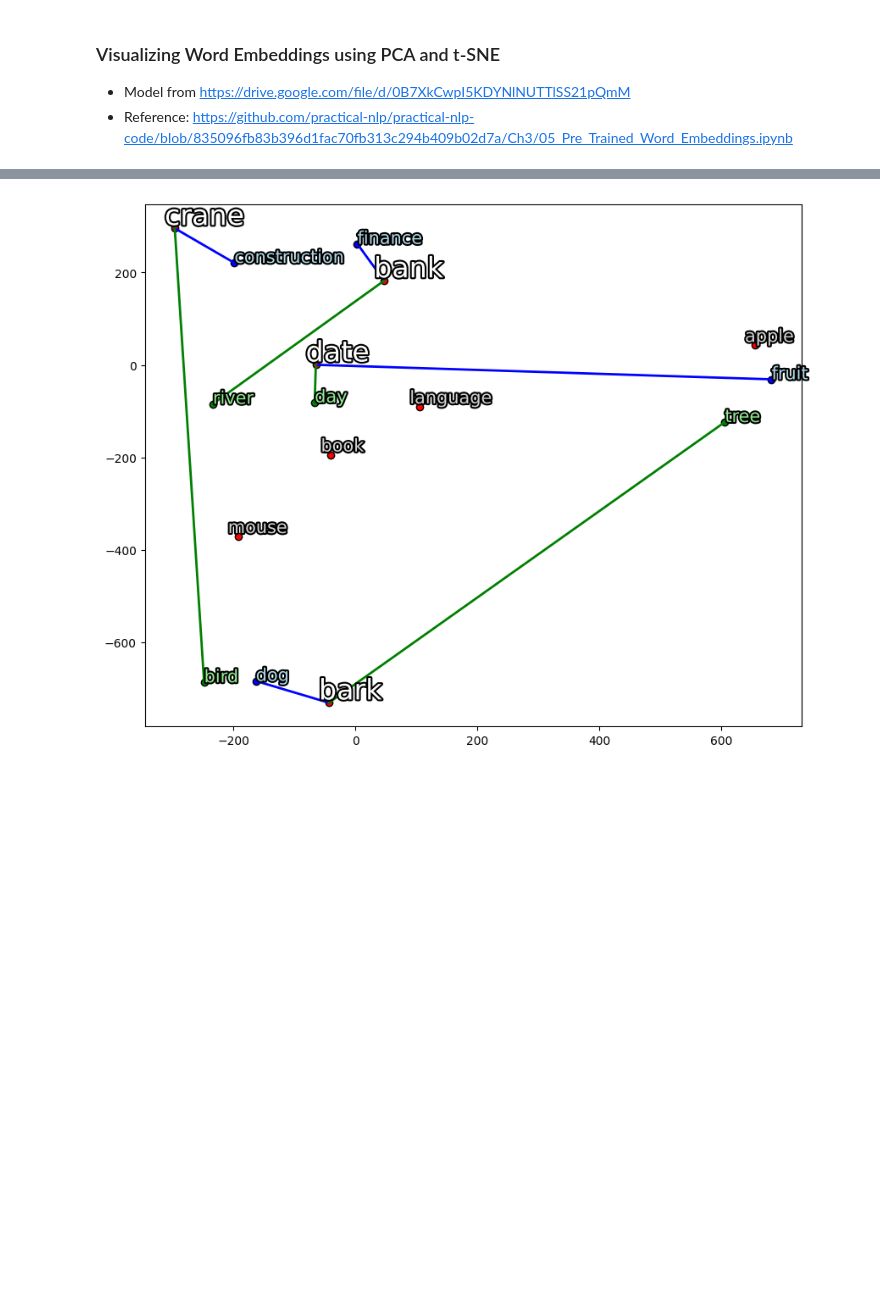
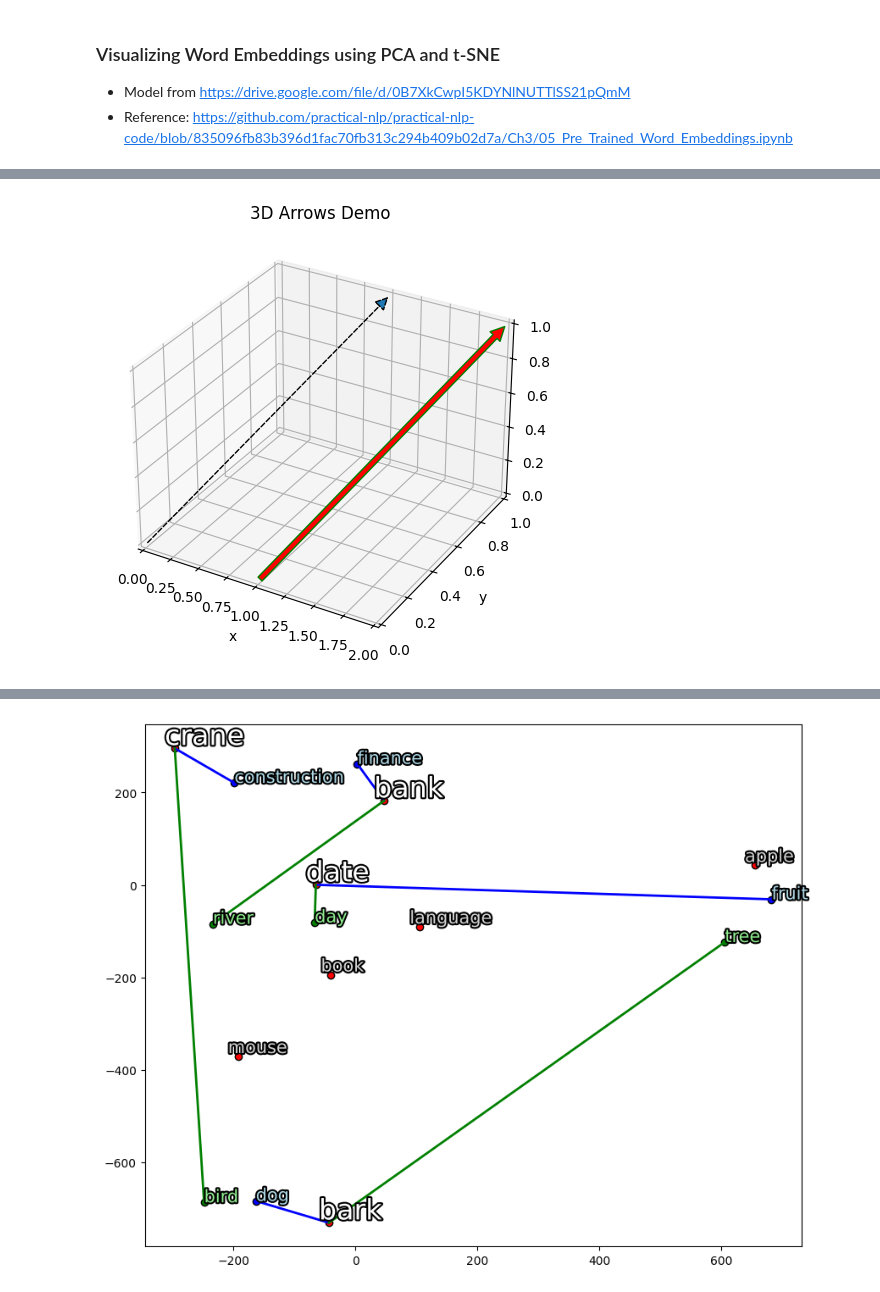
Before and after one commit to lettucegoblin/Machine-Learning-Illustrated-Examples, a Jupyter notebook: Exploring higher dimensional visualization.ipynb, the cells around one changed output, grey strips where cells are left out. Cells and saved outputs as stored; diff of their text form; code cells hidden in the pictures; blank space fills up the shorter version.

```diff
--- a/Exploring higher dimensional visualization.ipynb
+++ b/Exploring higher dimensional visualization.ipynb
@@ -154,0 +163,95 @@ plot_words_similiar(words_to_visualize, 2, 2)
+# %%
+class Annotation3D(Annotation):
+
+    def __init__(self, text, xyz, *args, **kwargs):
+        super().__init__(text, xy=(0, 0), *args, **kwargs)
+        self._xyz = xyz
+
+    def draw(self, renderer):
+        x2, y2, z2 = proj_transform(*self._xyz, self.axes.M)
+        self.xy = (x2, y2)
+        super().draw(renderer)
+def _annotate3D(ax, text, xyz, *args, **kwargs):
+    '''Add anotation `text` to an `Axes3d` instance.'''
+
+    annotation = Annotation3D(text, xyz, *args, **kwargs)
+    ax.add_artist(annotation)
+
+setattr(Axes3D, 'annotate3D', _annotate3D)
+
+# https://gist.github.com/WetHat/1d6cd0f7309535311a539b42cccca89c
+from matplotlib.patches import FancyArrowPatch
+class Arrow3D(FancyArrowPatch):
+
+    def __init__(self, x, y, z, dx, dy, dz, *args, **kwargs):
+        super().__init__((0, 0), (0, 0), *args, **kwargs)
+        self._xyz = (x, y, z)
+        self._dxdydz = (dx, dy, dz)
+
+    def draw(self, renderer):
+        x1, y1, z1 = self._xyz
+        dx, dy, dz = self._dxdydz
+        x2, y2, z2 = (x1 + dx, y1 + dy, z1 + dz)
+
+        xs, ys, zs = proj_transform((x1, x2), (y1, y2), (z1, z2), self.axes.M)
+        self.set_positions((xs[0], ys[0]), (xs[1], ys[1]))
+        super().draw(renderer)
+
+    def do_3d_projection(self, renderer=None):
+        x1, y1, z1 = self._xyz
+        dx, dy, dz = self._dxdydz
+        x2, y2, z2 = (x1 + dx, y1 + dy, z1 + dz)
+
+        xs, ys, zs = proj_transform((x1, x2), (y1, y2), (z1, z2), self.axes.M)
+        self.set_positions((xs[0], ys[0]), (xs[1], ys[1]))
+
+        return np.min(zs)
+
+def _arrow3D(ax, x, y, z, dx, dy, dz, *args, **kwargs):
+  '''Add an 3d arrow to an `Axes3D` instance.'''
+  arrow = Arrow3D(x, y, z, dx, dy, dz, *args, **kwargs)
+  ax.add_artist(arrow)
+
+setattr(Axes3D, 'arrow3D', _arrow3D)
+
+fig = plt.figure()
+ax = fig.add_subplot(111, projection='3d')
+ax.set_xlim(0,2)
+ax.arrow3D(0,0,0,
+           1,1,1,
+           mutation_scale=20,
+           arrowstyle="-|>",
+           linestyle='dashed')
+ax.arrow3D(1,0,0,
+           1,1,1,
+           mutation_scale=20,
+           ec ='green',
+           fc='red')
+ax.set_title('3D Arrows Demo')
+ax.set_xlabel('x')
+ax.set_ylabel('y')
+ax.set_zlabel('z')
+fig.tight_layout()
+
+fig = plt.figure()
+ax = fig.add_subplot(111, projection='3d')
+
+# adding a few 3d points to annotate
+ax.scatter([0, 0, 0], [0, 0, 1], [0, 1, 0], s=30, marker='o', color='green')
+ax.annotate3D('point 1', (0, 0, 0), xytext=(3, 3), textcoords='offset points')
+ax.annotate3D('point 2', (0, 1, 0),
+              xytext=(-30, -30),
+              textcoords='offset points',
+              arrowprops=dict(ec='black', fc='white', shrink=2.5))
+ax.annotate3D('point 3', (0, 0, 1),
+              xytext=(30, -30),
+              textcoords='offset points',
+              bbox=dict(boxstyle="round", fc="lightyellow"),
+              arrowprops=dict(arrowstyle="-|>", ec='black', fc='white', lw=5))
+ax.set_title('3D Annotation Demo')
+ax.set_xlabel('x')
+ax.set_ylabel('y')
+ax.set_zlabel('z')
+fig.tight_layout()
+# %% [output]
+[figure, added]
```
Also changed, not shown: parts of 17 cells of this notebook, 1 other file.
